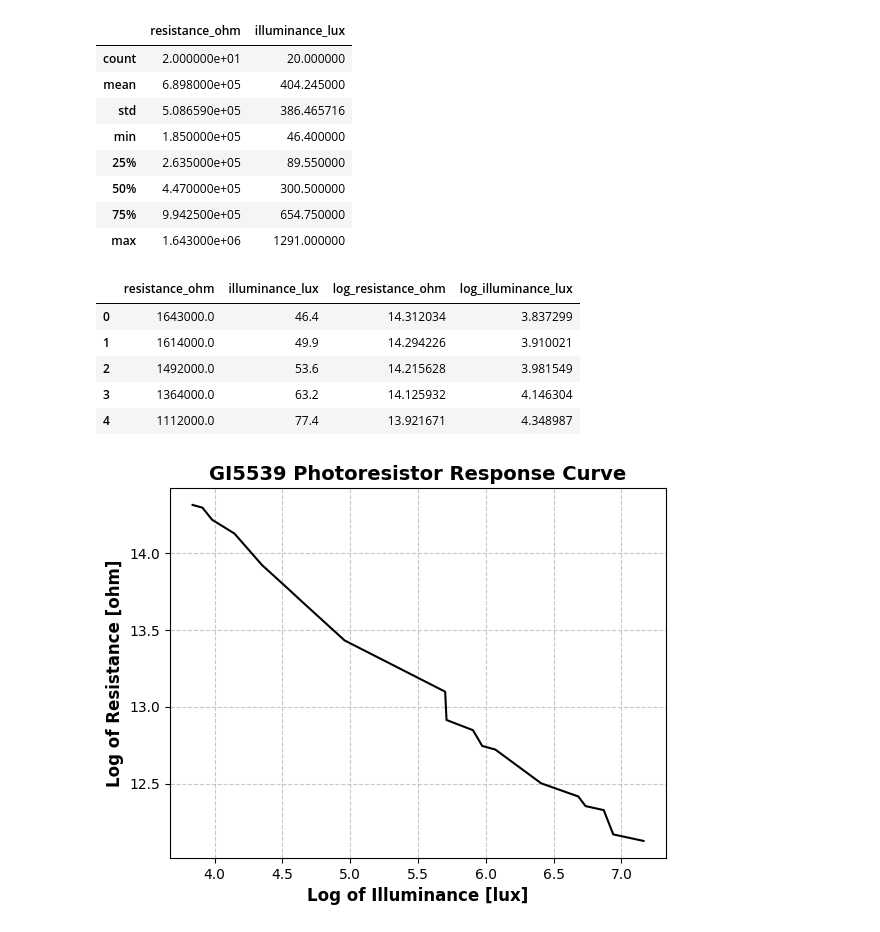
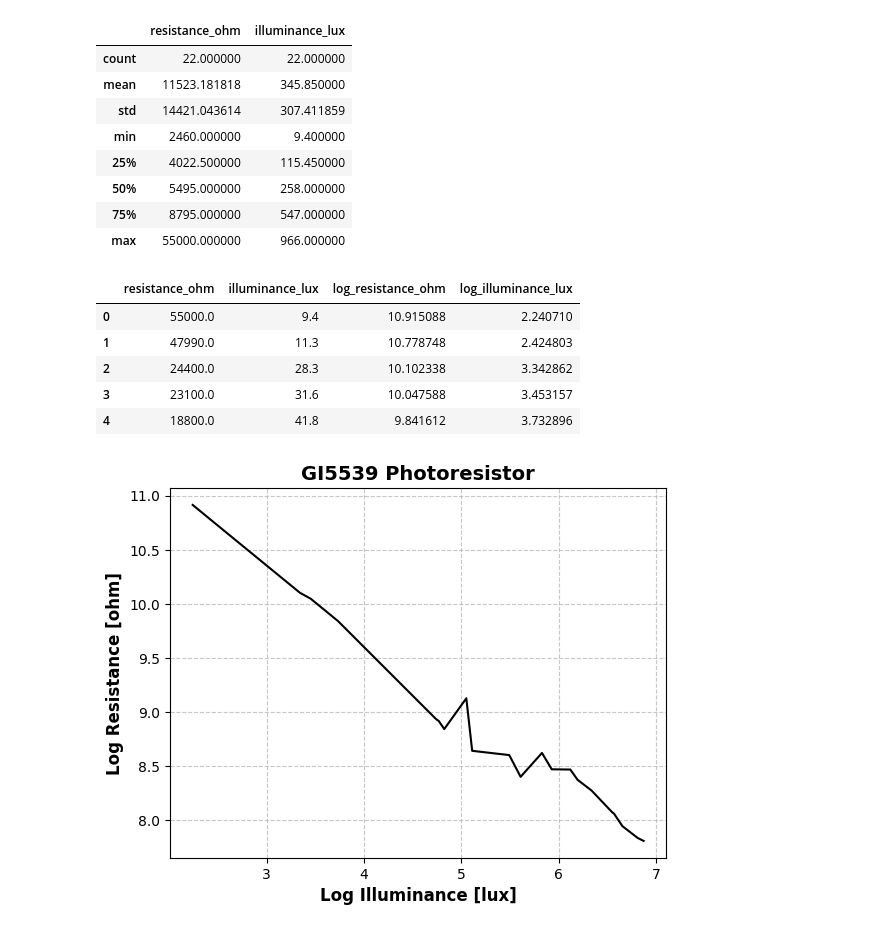
Before and after one commit to JMTamayo/aurora, a Jupyter notebook: dev/ldr/GI5539_photoresistor_curve.ipynb, the cells around one changed output. Drawn from its saved outputs; the diff is of its cells as text; code cells hidden in the pictures.

```diff
--- a/dev/ldr/GI5539_photoresistor_curve.ipynb
+++ b/dev/ldr/GI5539_photoresistor_curve.ipynb
@@ -1,7 +1,7 @@
 # %%
 # Define the path to the sample data file:
 
-SAMPLE_DATA_FILE_PATH: str = "20250802_GI5539.csv"
+SAMPLE_DATA_FILE_PATH: str = "20250803_GI5539.csv"
 # %%
 # Import modules:
 
@@ -16,18 +16,19 @@ sample_data_df: pd.DataFrame = pd.read_csv(
     sep=",",
     dtype={"illuminance_lux": float, "resistance_ohm": float},
 )
+sample_data_df.sort_values(by="illuminance_lux", inplace=True)
 
 sample_data_df.describe()
 # %% [output]
 |  | resistance_ohm | illuminance_lux |
-| count | 2.000000e+01 | 20.000000 |
-| mean | 6.898000e+05 | 404.245000 |
-| std | 5.086590e+05 | 386.465716 |
-| min | 1.850000e+05 | 46.400000 |
-| 25% | 2.635000e+05 | 89.550000 |
-| 50% | 4.470000e+05 | 300.500000 |
-| 75% | 9.942500e+05 | 654.750000 |
-| max | 1.643000e+06 | 1291.000000 |
+| count | 22.000000 | 22.000000 |
+| mean | 11523.181818 | 345.850000 |
+| std | 14421.043614 | 307.411859 |
+| min | 2460.000000 | 9.400000 |
+| 25% | 4022.500000 | 115.450000 |
+| 50% | 5495.000000 | 258.000000 |
+| 75% | 8795.000000 | 547.000000 |
+| max | 55000.000000 | 966.000000 |
 # %%
 # Calculate the logarithm of the data:
 
@@ -36,28 +37,26 @@ sample_data_df["log_illuminance_lux"] = np.log(sample_data_df["illuminance_lux"]
 sample_data_df.head()
 # %% [output]
 |  | resistance_ohm | illuminance_lux | log_resistance_ohm | log_illuminance_lux |
-| 0 | 1643000.0 | 46.4 | 14.312034 | 3.837299 |
-| 1 | 1614000.0 | 49.9 | 14.294226 | 3.910021 |
-| 2 | 1492000.0 | 53.6 | 14.215628 | 3.981549 |
-| 3 | 1364000.0 | 63.2 | 14.125932 | 4.146304 |
-| 4 | 1112000.0 | 77.4 | 13.921671 | 4.348987 |
+| 0 | 55000.0 | 9.4 | 10.915088 | 2.240710 |
+| 1 | 47990.0 | 11.3 | 10.778748 | 2.424803 |
+| 2 | 24400.0 | 28.3 | 10.102338 | 3.342862 |
+| 3 | 23100.0 | 31.6 | 10.047588 | 3.453157 |
+| 4 | 18800.0 | 41.8 | 9.841612 | 3.732896 |
 # %%
 # Plot the raw data:
 
 plt.plot(
     sample_data_df["log_illuminance_lux"],
     sample_data_df["log_resistance_ohm"],
     color="black",
 )
 plt.grid(True, linestyle="--", alpha=0.7)
-plt.xlabel("Log of Illuminance [lux]", fontsize=12, color="black", fontweight="bold")
-plt.ylabel("Log of Resistance [ohm]", fontsize=12, color="black", fontweight="bold")
-plt.title(
-    "GI5539 Photoresistor Response Curve", fontsize=14, color="black", fontweight="bold"
-)
+plt.xlabel("Log Illuminance [lux]", fontsize=12, color="black", fontweight="bold")
+plt.ylabel("Log Resistance [ohm]", fontsize=12, color="black", fontweight="bold")
+plt.title("GI5539 Photoresistor", fontsize=14, color="black", fontweight="bold")
 plt.show()
 # %% [output]
-[figure, old version]
+[figure, new version]
 # %%
 # Linear regression: Calculate the slope and intercept:
 
```
Also changed, not shown: parts of 11 cells of this notebook.
